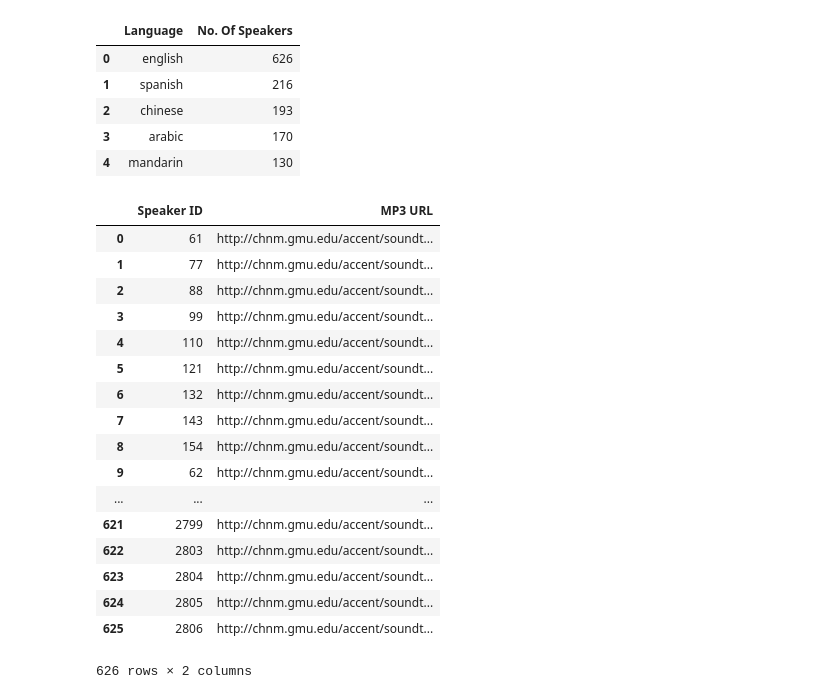
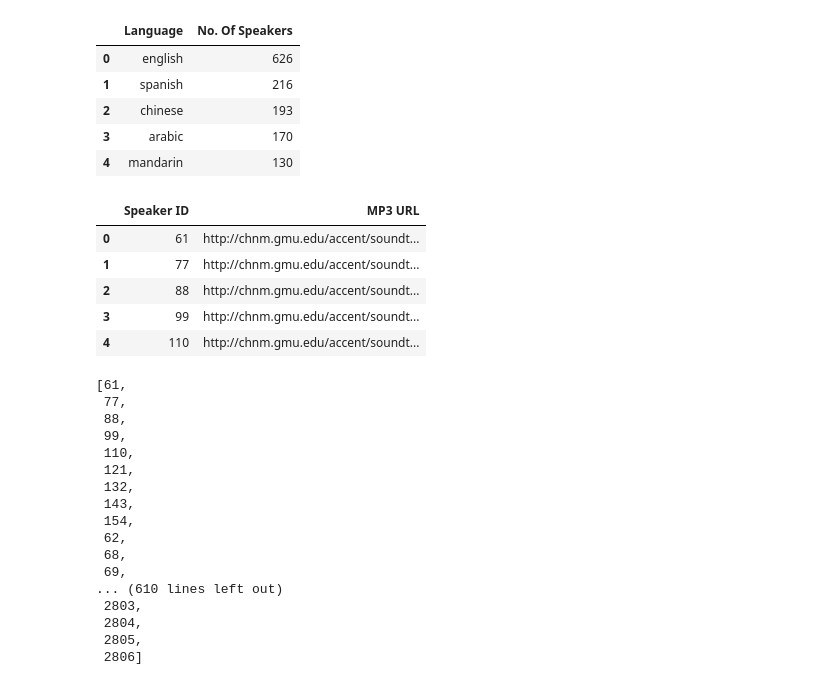
Before and after one commit to Arind098/GL-Capstone, a Jupyter notebook: accent classifier.ipynb, the cells around one changed output. Cells and saved outputs as stored; diff of their text form; code cells hidden in the pictures.

```diff
--- a/accent classifier.ipynb
+++ b/accent classifier.ipynb
@@ -126,26 +126,14 @@ def get_speaker_id(lang):
 # %%
 speaker_url = get_speaker_id('english')
 # %%
-speaker_url
+speaker_url.head()
 # %% [output]
 |  | Speaker ID | MP3 URL |
 | 0 | 61 | http://chnm.gmu.edu/accent/soundt... |
 | 1 | 77 | http://chnm.gmu.edu/accent/soundt... |
 | 2 | 88 | http://chnm.gmu.edu/accent/soundt... |
 | 3 | 99 | http://chnm.gmu.edu/accent/soundt... |
 | 4 | 110 | http://chnm.gmu.edu/accent/soundt... |
-| 5 | 121 | http://chnm.gmu.edu/accent/soundt... |
-| 6 | 132 | http://chnm.gmu.edu/accent/soundt... |
-| 7 | 143 | http://chnm.gmu.edu/accent/soundt... |
-| 8 | 154 | http://chnm.gmu.edu/accent/soundt... |
-| 9 | 62 | http://chnm.gmu.edu/accent/soundt... |
-| ... | ... | ... |
-| 621 | 2799 | http://chnm.gmu.edu/accent/soundt... |
-| 622 | 2803 | http://chnm.gmu.edu/accent/soundt... |
-| 623 | 2804 | http://chnm.gmu.edu/accent/soundt... |
-| 624 | 2805 | http://chnm.gmu.edu/accent/soundt... |
-| 625 | 2806 | http://chnm.gmu.edu/accent/soundt... |
-626 rows × 2 columns
 # %%
 def get_mp3(url):
     urllib.request.urlretrieve(url, "./file_name.mp3")
@@ -155,0 +146,20 @@ get_mp3(x)
+# %%
+speaker_ids
+# %% [output]
+[61,
+ 77,
+ 88,
+ 99,
+ 110,
+ 121,
+ 132,
+ 143,
+ 154,
+ 62,
+ 68,
+ 69,
+... (610 lines left out)
+ 2803,
+ 2804,
+ 2805,
+ 2806]
```
Also changed, not shown: parts of 4 cells of this notebook.
